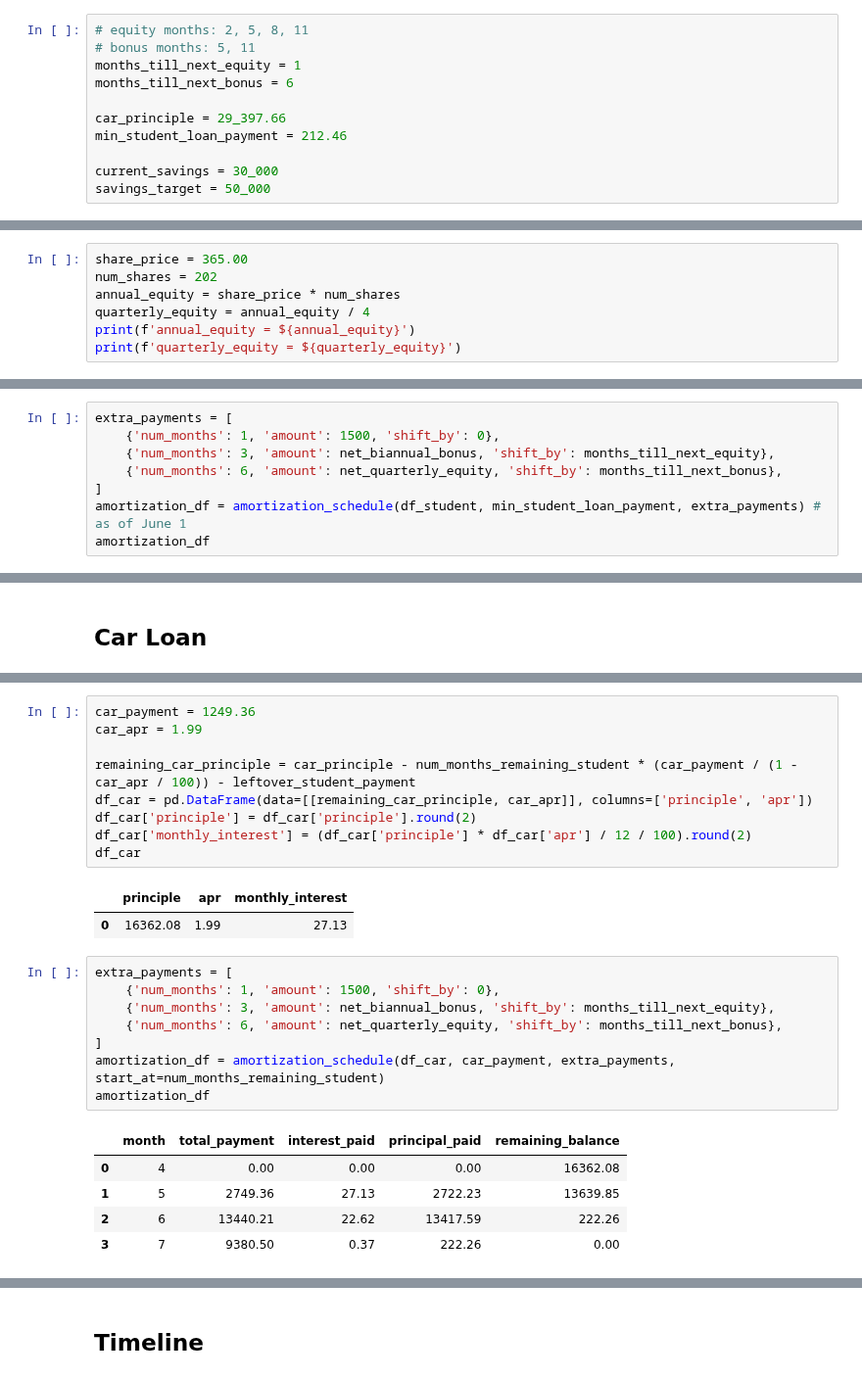
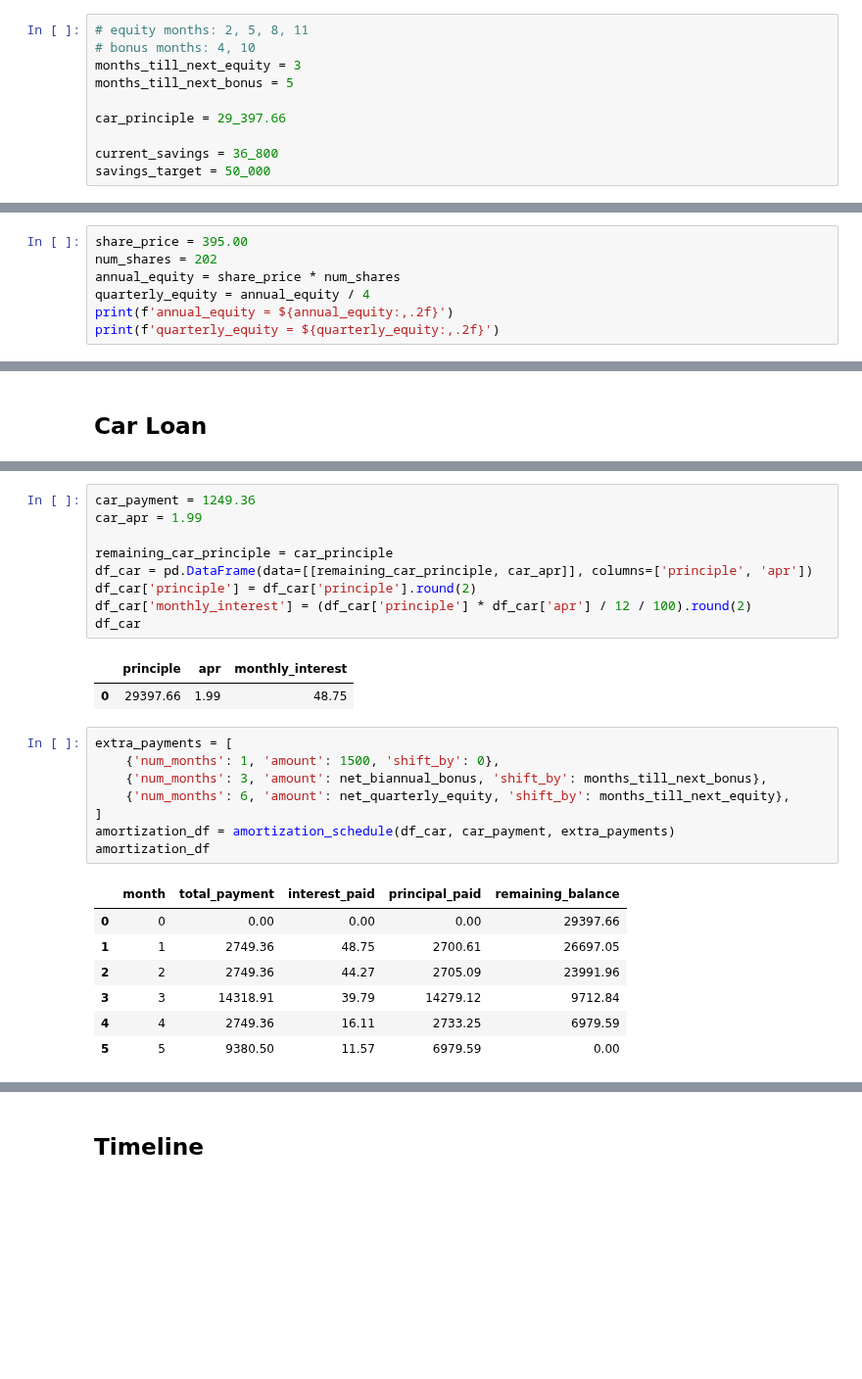
Before and after one commit to rkingery/notebooks, a Jupyter notebook: personal-finance.ipynb, the cells around one changed output, grey strips where cells are left out. Shown at 98% size. Drawn from its saved outputs; the diff is of its cells as text; blank space fills up the shorter version.

```diff
--- a/personal-finance.ipynb
+++ b/personal-finance.ipynb
@@ -8,12 +8,11 @@ import pandas as pd
 import matplotlib.pyplot as plt
 # %%
 # equity months: 2, 5, 8, 11
-# bonus months: 5, 11
-months_till_next_equity = 1
-months_till_next_bonus = 6
+# bonus months: 4, 10
+months_till_next_equity = 3
+months_till_next_bonus = 5
 
 car_principle = 29_397.66
-min_student_loan_payment = 212.46
 
-current_savings = 30_000
+current_savings = 36_800
 savings_target = 50_000
@@ -40,8 +34,8 @@ biannual_bonus = $11433.0
 # %%
-share_price = 365.00
+share_price = 395.00
 num_shares = 202
 annual_equity = share_price * num_shares
 quarterly_equity = annual_equity / 4
-print(f'annual_equity = ${annual_equity}')
-print(f'quarterly_equity = ${quarterly_equity}')
+print(f'annual_equity = ${annual_equity:,.2f}')
+print(f'quarterly_equity = ${quarterly_equity:,.2f}')
 # %% [output]
@@ -247,8 +183,0 @@ def amortization_schedule(df, min_payment, extra_payments=[], start_at=0):
-# %%
-extra_payments = [
-    {'num_months': 1, 'amount': 1500, 'shift_by': 0},
-    {'num_months': 3, 'amount': net_biannual_bonus, 'shift_by': months_till_next_equity},
-    {'num_months': 6, 'amount': net_quarterly_equity, 'shift_by': months_till_next_bonus},
-]
-amortization_df = amortization_schedule(df_student, min_student_loan_payment, extra_payments) # as of June 1
-amortization_df
@@ -281,28 +224,30 @@ leftover_student_payment = $7936.67
 car_payment = 1249.36
 car_apr = 1.99
 
-remaining_car_principle = car_principle - num_months_remaining_student * (car_payment / (1 - car_apr / 100)) - leftover_student_payment
+remaining_car_principle = car_principle
 df_car = pd.DataFrame(data=[[remaining_car_principle, car_apr]], columns=['principle', 'apr'])
 df_car['principle'] = df_car['principle'].round(2)
 df_car['monthly_interest'] = (df_car['principle'] * df_car['apr'] / 12 / 100).round(2)
 df_car
 # %% [output]
 |  | principle | apr | monthly_interest |
-| 0 | 16362.08 | 1.99 | 27.13 |
+| 0 | 29397.66 | 1.99 | 48.75 |
 # %%
 extra_payments = [
     {'num_months': 1, 'amount': 1500, 'shift_by': 0},
-    {'num_months': 3, 'amount': net_biannual_bonus, 'shift_by': months_till_next_equity},
-    {'num_months': 6, 'amount': net_quarterly_equity, 'shift_by': months_till_next_bonus},
+    {'num_months': 3, 'amount': net_biannual_bonus, 'shift_by': months_till_next_bonus},
+    {'num_months': 6, 'amount': net_quarterly_equity, 'shift_by': months_till_next_equity},
 ]
-amortization_df = amortization_schedule(df_car, car_payment, extra_payments, start_at=num_months_remaining_student)
+amortization_df = amortization_schedule(df_car, car_payment, extra_payments)
 amortization_df
 # %% [output]
 |  | month | total_payment | interest_paid | principal_paid | remaining_balance |
-| 0 | 4 | 0.00 | 0.00 | 0.00 | 16362.08 |
-| 1 | 5 | 2749.36 | 27.13 | 2722.23 | 13639.85 |
-| 2 | 6 | 13440.21 | 22.62 | 13417.59 | 222.26 |
-| 3 | 7 | 9380.50 | 0.37 | 222.26 | 0.00 |
+| 0 | 0 | 0.00 | 0.00 | 0.00 | 29397.66 |
+| 1 | 1 | 2749.36 | 48.75 | 2700.61 | 26697.05 |
+| 2 | 2 | 2749.36 | 44.27 | 2705.09 | 23991.96 |
+| 3 | 3 | 14318.91 | 39.79 | 14279.12 | 9712.84 |
+| 4 | 4 | 2749.36 | 16.11 | 2733.25 | 6979.59 |
+| 5 | 5 | 9380.50 | 11.57 | 6979.59 | 0.00 |
 # %%
 num_months_remaining_car = amortization_df['month'].iloc[-1]
 print(f'num_months_remaining_car = {num_months_remaining_car}')
```
Also changed, not shown: parts of 45 cells of this notebook.
